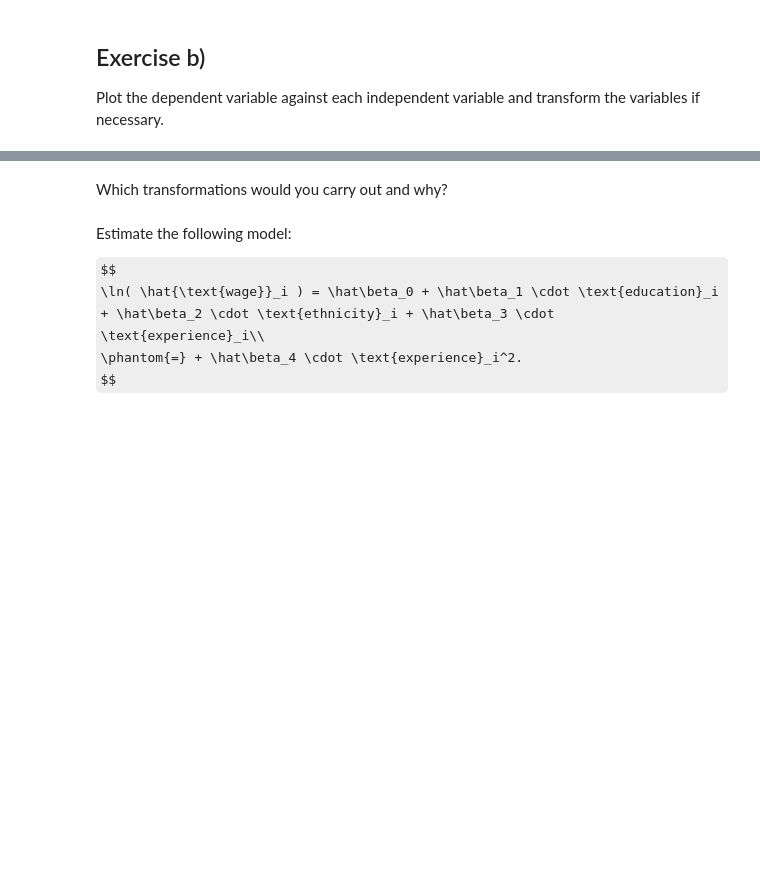
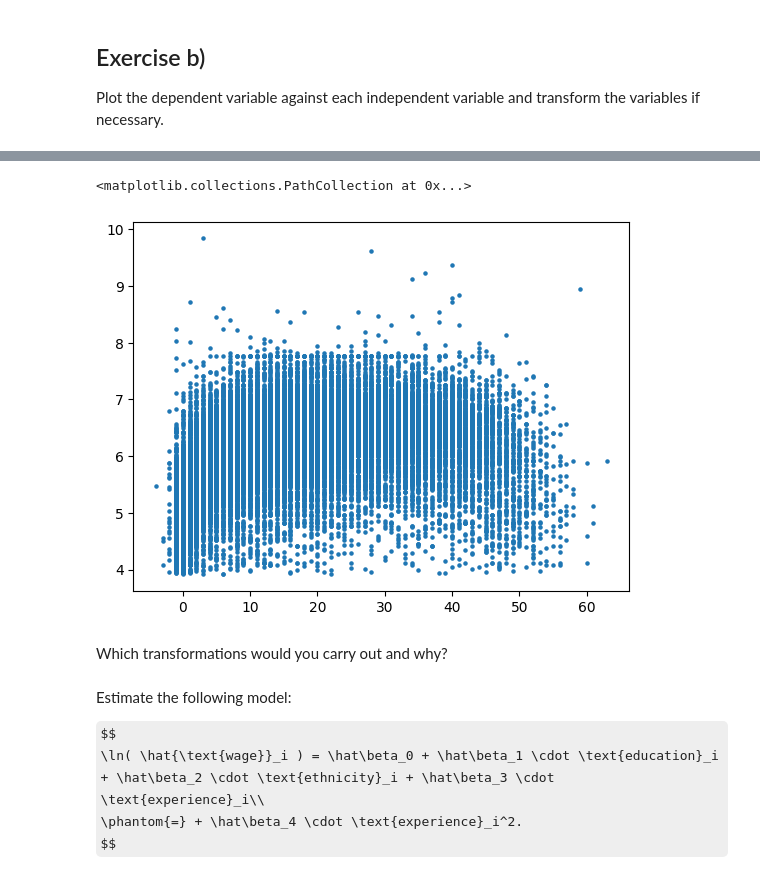
Before and after one commit to jakobudovic/BaML, a Jupyter notebook: 02H/H02-E3-solution.ipynb, the cells around one changed output, grey strips where cells are left out. Saved outputs shown, nothing was run; the diff lists cells and outputs as text; code cells hidden in the pictures; some formulas as TeX source; blank space fills up the shorter version.

```diff
--- a/02H/H02-E3-solution.ipynb
+++ b/02H/H02-E3-solution.ipynb
@@ -35,3 +44,10 @@ fig.tight_layout()
+# %%
+# scatter(data[var], data["wage"], s=4)
+from numpy import log
+plt.scatter(data["experience"], log(data["wage"]), s=5)
+# %% [output]
+<matplotlib.collections.PathCollection at 0x...>
+[figure, added]
 # %% [markdown]
 
 Which transformations would you carry out and why?
```
Also changed, not shown: parts of 6 cells of this notebook, 2 other files.
